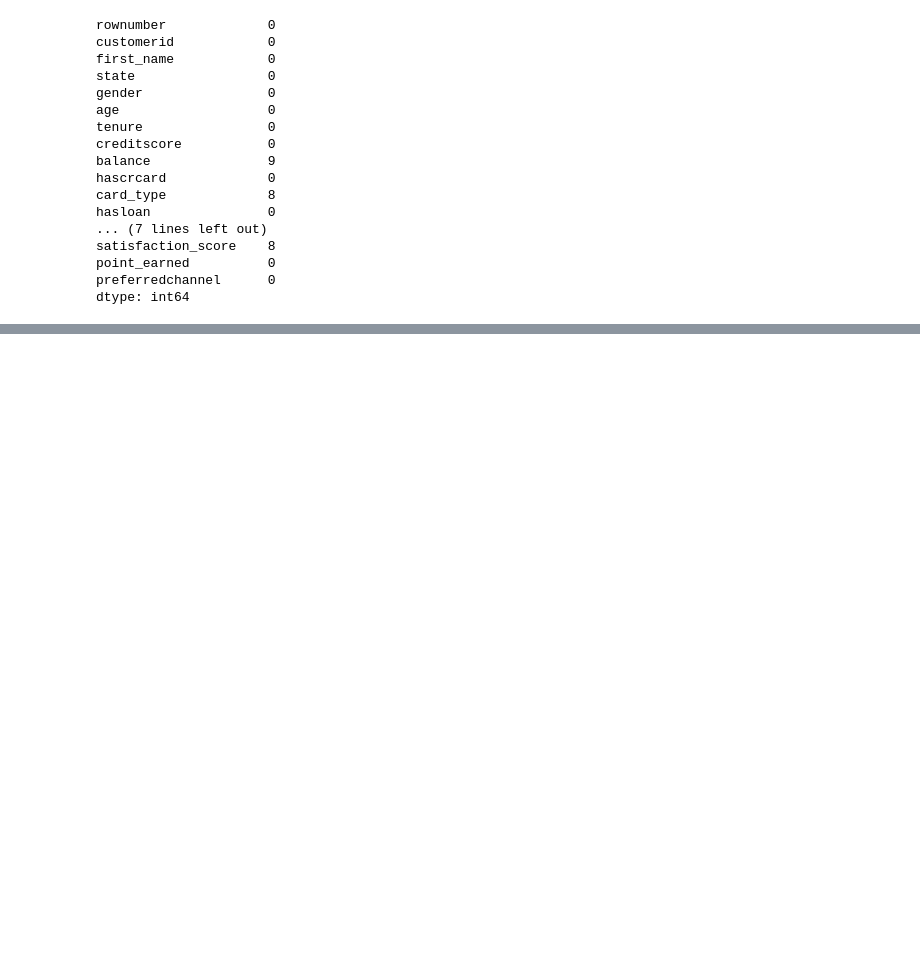
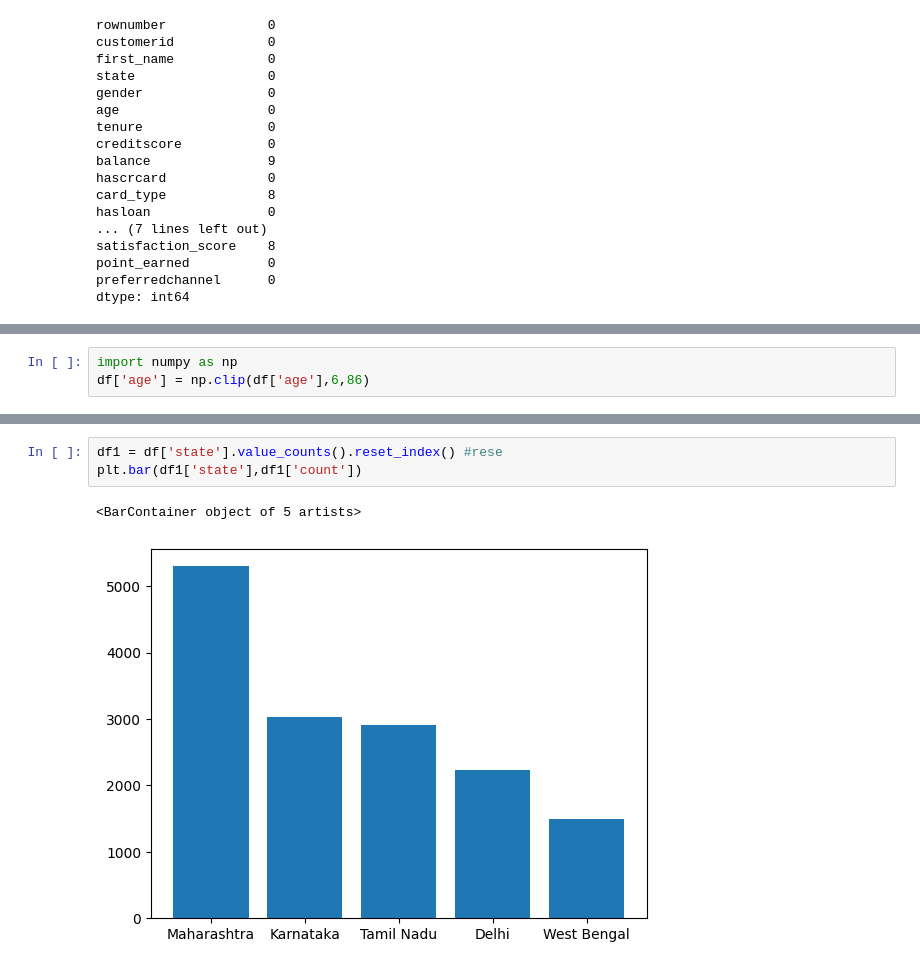
Before and after one commit to Subodhoraw/data-cleanning-, a Jupyter notebook: bank data attrition cleaning.ipynb, the cells around one changed output, grey strips where cells are left out. Drawn from its saved outputs; the diff is of its cells as text; blank space fills up the shorter version.

```diff
--- a/bank data attrition cleaning.ipynb
+++ b/bank data attrition cleaning.ipynb
@@ -211,0 +374,3 @@ dtype: int64
+# %%
+import numpy as np
+df['age'] = np.clip(df['age'],6,86)
@@ -211,0 +395,6 @@ dtype: int64
+# %%
+df1 = df['state'].value_counts().reset_index() #rese
+plt.bar(df1['state'],df1['count'])
+# %% [output]
+<BarContainer object of 5 artists>
+[figure, added]
```
Also changed, not shown: parts of 40 cells of this notebook.
